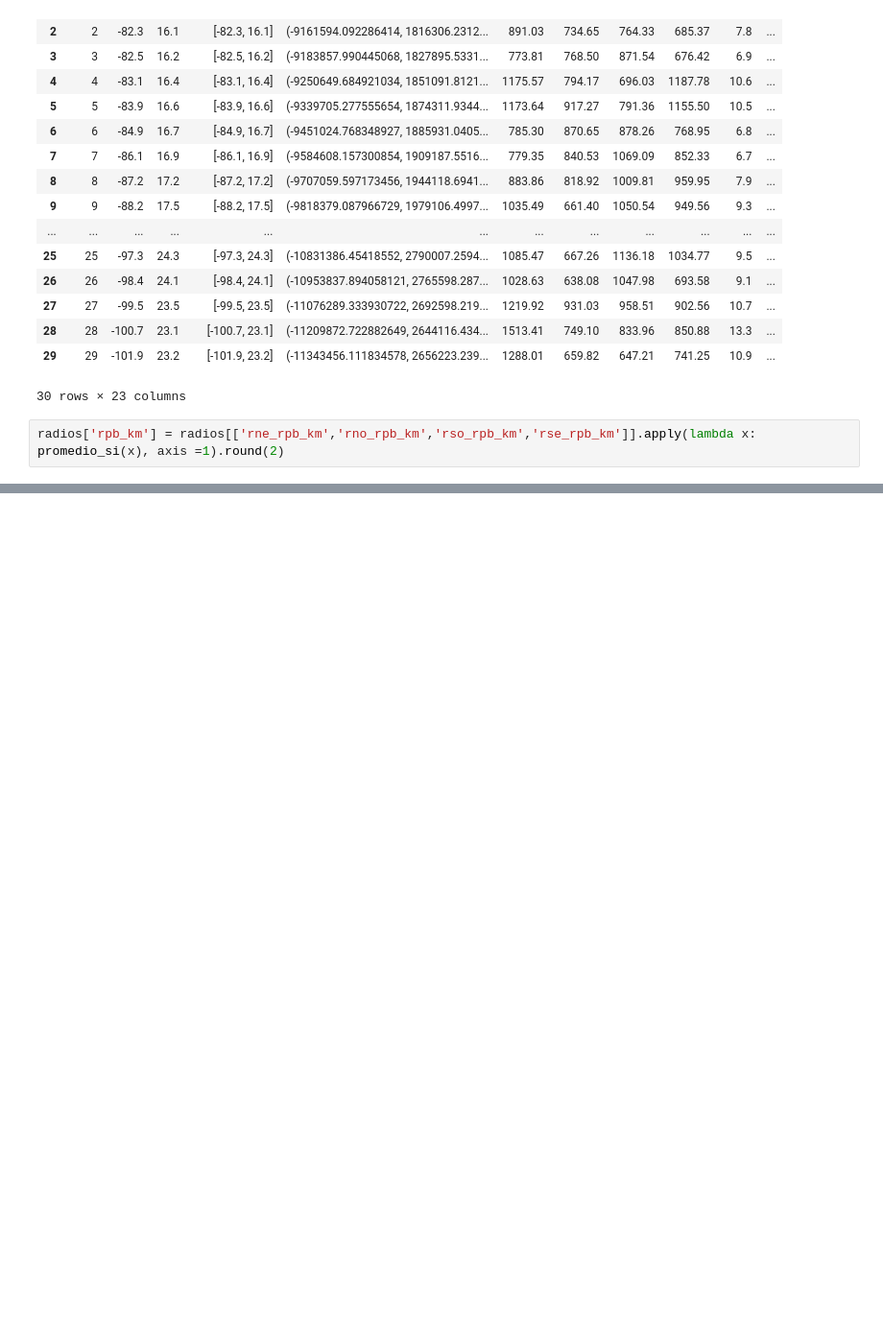
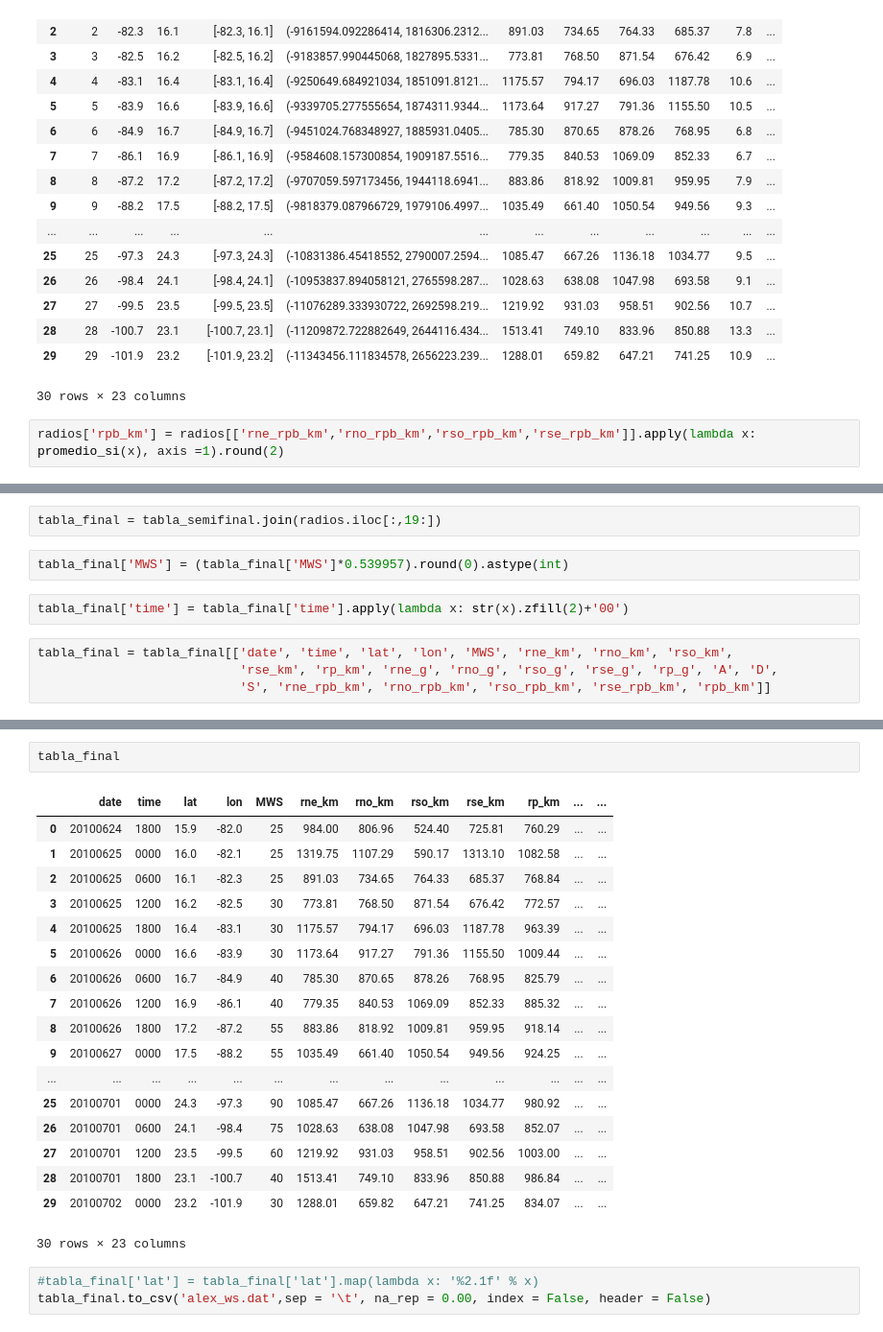
Before and after one commit to apereze/ROCLOUD-, a Jupyter notebook: PRUEBAS PRIMERA PARTE.ipynb, the cells around one changed output, grey strips where cells are left out. Shown: that part at 96% size. Saved outputs shown, nothing was run; the diff lists cells and outputs as text; blank space fills up the shorter version.

Commit message:
resultados previos de un flujo completo sobre una tabla

```diff
--- a/PRUEBAS PRIMERA PARTE.ipynb
+++ b/PRUEBAS PRIMERA PARTE.ipynb
@@ -549,0 +529,10 @@ radios
+# %%
+tabla_final = tabla_semifinal.join(radios.iloc[:,19:])
+# %%
+tabla_final['MWS'] = (tabla_final['MWS']*0.539957).round(0).astype(int)
+# %%
+tabla_final['time'] = tabla_final['time'].apply(lambda x: str(x).zfill(2)+'00')
+# %%
+tabla_final = tabla_final[['date', 'time', 'lat', 'lon', 'MWS', 'rne_km', 'rno_km', 'rso_km',
+                           'rse_km', 'rp_km', 'rne_g', 'rno_g', 'rso_g', 'rse_g', 'rp_g', 'A', 'D',
+                           'S', 'rne_rpb_km', 'rno_rpb_km', 'rso_rpb_km', 'rse_rpb_km', 'rpb_km']]
@@ -549,0 +563,24 @@ radios
+# %%
+tabla_final
+# %% [output]
+|  | date | time | lat | lon | MWS | rne_km | rno_km | rso_km | rse_km | rp_km | ... | ... |
+| 0 | 20100624 | 1800 | 15.9 | -82.0 | 25 | 984.00 | 806.96 | 524.40 | 725.81 | 760.29 | ... | ... |
+| 1 | 20100625 | 0000 | 16.0 | -82.1 | 25 | 1319.75 | 1107.29 | 590.17 | 1313.10 | 1082.58 | ... | ... |
+| 2 | 20100625 | 0600 | 16.1 | -82.3 | 25 | 891.03 | 734.65 | 764.33 | 685.37 | 768.84 | ... | ... |
+| 3 | 20100625 | 1200 | 16.2 | -82.5 | 30 | 773.81 | 768.50 | 871.54 | 676.42 | 772.57 | ... | ... |
+| 4 | 20100625 | 1800 | 16.4 | -83.1 | 30 | 1175.57 | 794.17 | 696.03 | 1187.78 | 963.39 | ... | ... |
+| 5 | 20100626 | 0000 | 16.6 | -83.9 | 30 | 1173.64 | 917.27 | 791.36 | 1155.50 | 1009.44 | ... | ... |
+| 6 | 20100626 | 0600 | 16.7 | -84.9 | 40 | 785.30 | 870.65 | 878.26 | 768.95 | 825.79 | ... | ... |
+| 7 | 20100626 | 1200 | 16.9 | -86.1 | 40 | 779.35 | 840.53 | 1069.09 | 852.33 | 885.32 | ... | ... |
+| 8 | 20100626 | 1800 | 17.2 | -87.2 | 55 | 883.86 | 818.92 | 1009.81 | 959.95 | 918.14 | ... | ... |
+| 9 | 20100627 | 0000 | 17.5 | -88.2 | 55 | 1035.49 | 661.40 | 1050.54 | 949.56 | 924.25 | ... | ... |
+| ... | ... | ... | ... | ... | ... | ... | ... | ... | ... | ... | ... | ... |
+| 25 | 20100701 | 0000 | 24.3 | -97.3 | 90 | 1085.47 | 667.26 | 1136.18 | 1034.77 | 980.92 | ... | ... |
+| 26 | 20100701 | 0600 | 24.1 | -98.4 | 75 | 1028.63 | 638.08 | 1047.98 | 693.58 | 852.07 | ... | ... |
+| 27 | 20100701 | 1200 | 23.5 | -99.5 | 60 | 1219.92 | 931.03 | 958.51 | 902.56 | 1003.00 | ... | ... |
+| 28 | 20100701 | 1800 | 23.1 | -100.7 | 40 | 1513.41 | 749.10 | 833.96 | 850.88 | 986.84 | ... | ... |
+| 29 | 20100702 | 0000 | 23.2 | -101.9 | 30 | 1288.01 | 659.82 | 647.21 | 741.25 | 834.07 | ... | ... |
+30 rows × 23 columns
+# %%
+#tabla_final['lat'] = tabla_final['lat'].map(lambda x: '%2.1f' % x)
+tabla_final.to_csv('alex_ws.dat',sep = '\t', na_rep = 0.00, index = False, header = False)
```
Also changed, not shown: parts of 2 cells of this notebook, 2 other files.
